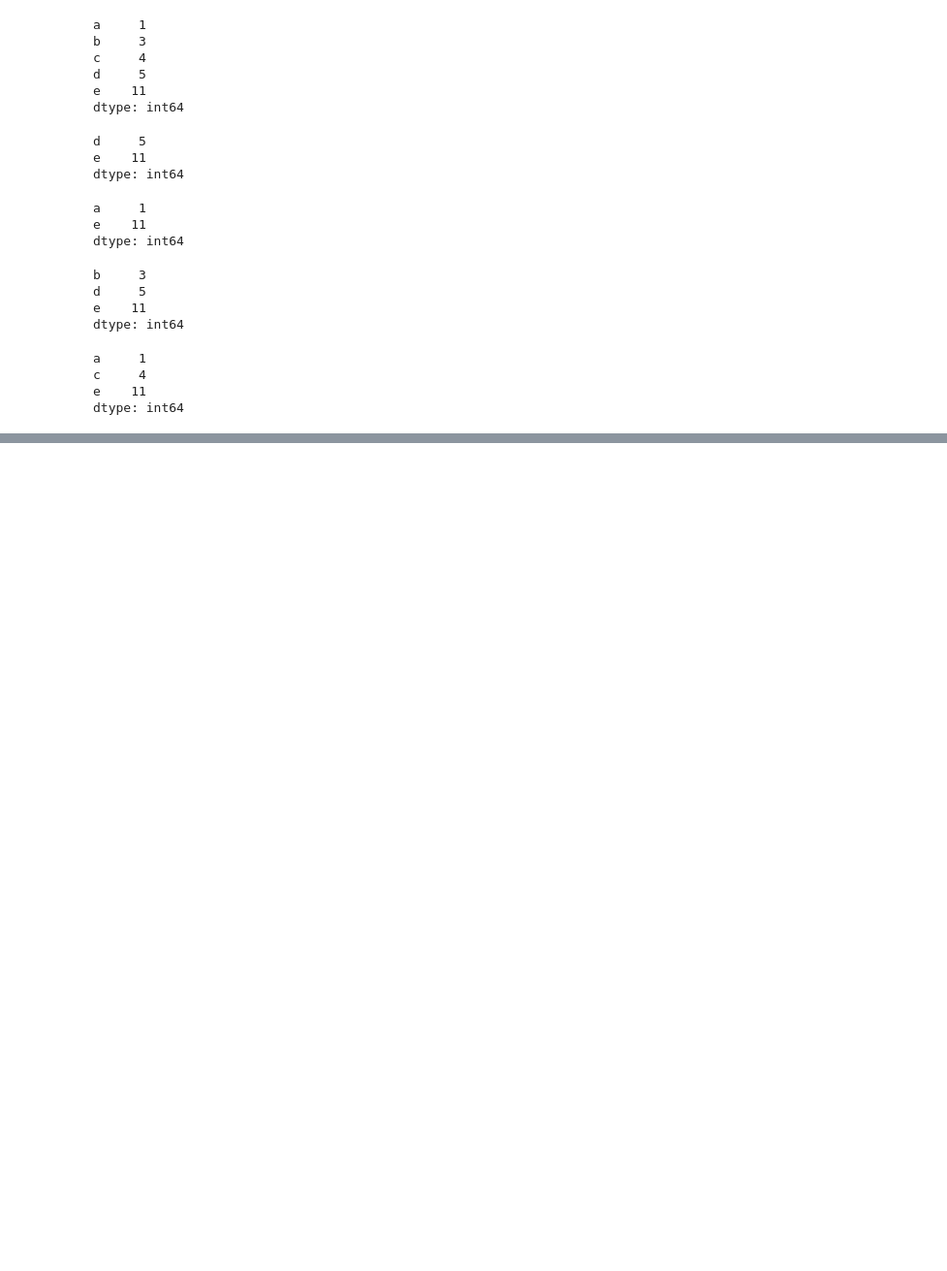
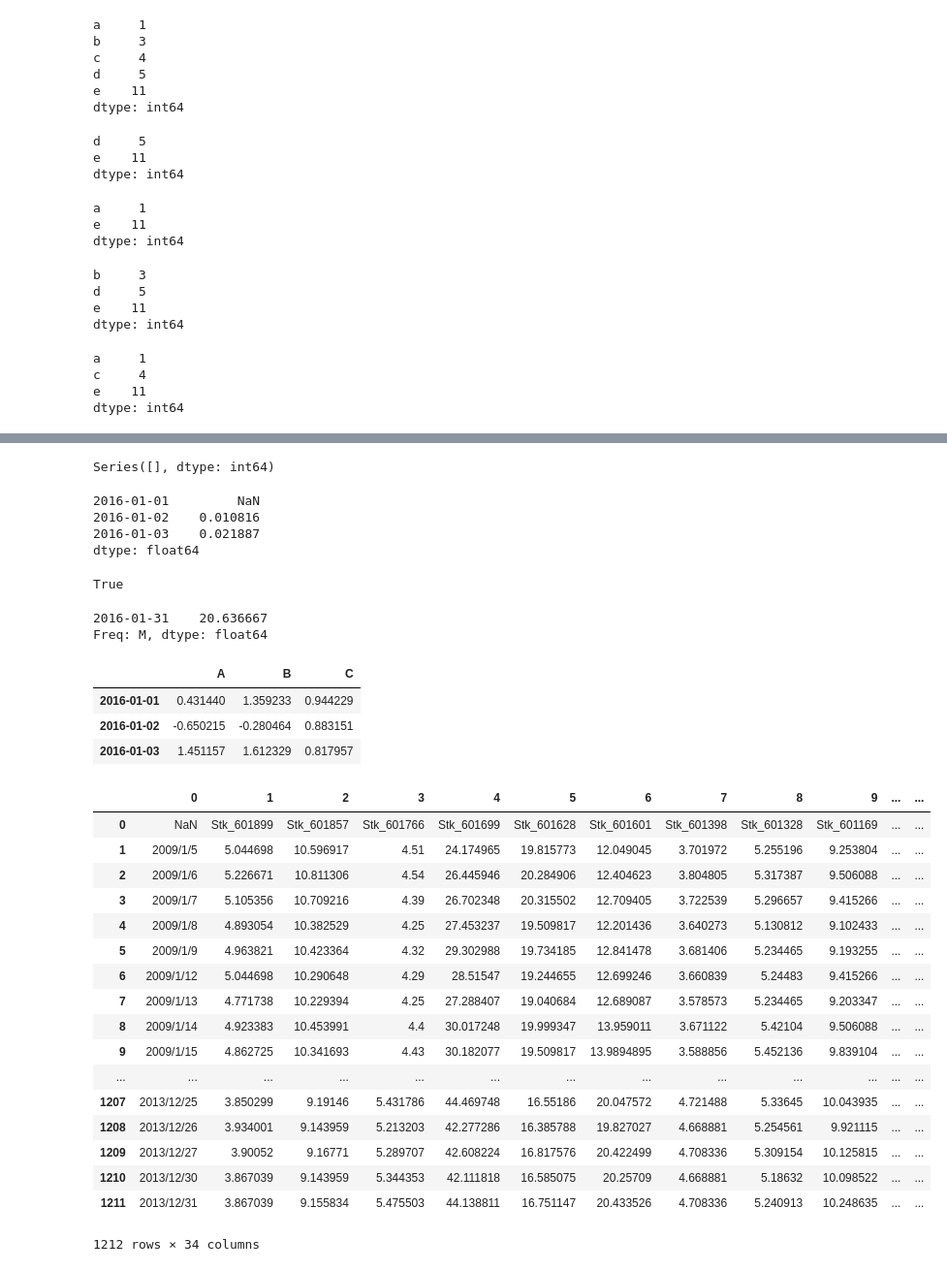
Before and after one commit to Benknightdark/PythonDeepLearning, a Jupyter notebook: Quantitative investment.ipynb, the cells around one changed output, grey strips where cells are left out. Shown at 97% size. Drawn from its saved outputs; the diff is of its cells as text; code cells hidden in the pictures; blank space fills up the shorter version.

```diff
--- a/Quantitative investment.ipynb
+++ b/Quantitative investment.ipynb
@@ -371,0 +410,59 @@ dtype: int64
+# %%
+ts.truncate(after='2015-1-1')
+# %% [output]
+Series([], dtype: int64)
+# %%
+price=pd.Series([20.34,20.56,21.01],index=pd.to_datetime(['2016-1-1','2016-1-2','2016-1-3']))
+a=(price-price.shift(1))/price.shift(1)
+price
+a
+# %% [output]
+2016-01-01         NaN
+2016-01-02    0.010816
+2016-01-03    0.021887
+dtype: float64
+# %%
+price.index.freq is None
+# %% [output]
+True
+# %%
+rts1=price.resample('M').mean()
+rts1
+# %% [output]
+2016-01-31    20.636667
+Freq: M, dtype: float64
+# %%
+import pandas as pd
+import numpy as np
+dates=pd.to_datetime(['2016-1-1','2016-1-2','2016-1-3'])
+dates
+dfa=pd.DataFrame(np.random.randn(3,3),index=dates,columns=list('ABC'))
+dfa
+# %% [output]
+|  | A | B | C |
+| 2016-01-01 | 0.431440 | 1.359233 | 0.944229 |
+| 2016-01-02 | -0.650215 | -0.280464 | 0.883151 |
+| 2016-01-03 | 1.451157 | 1.612329 | 0.817957 |
+# %%
+import pandas as pd
+dfcsv=pd.read_csv('/Users/Ben/Desktop/pythonpractice/DataSource/part 1/001/SH50 Price.csv',header=None,sep=',')
+dfcsv
+# %% [output]
+|  | 0 | 1 | 2 | 3 | 4 | 5 | 6 | 7 | 8 | 9 | ... | ... |
+| 0 | NaN | Stk_601899 | Stk_601857 | Stk_601766 | Stk_601699 | Stk_601628 | Stk_601601 | Stk_601398 | Stk_601328 | Stk_601169 | ... | ... |
+| 1 | 2009/1/5 | 5.044698 | 10.596917 | 4.51 | 24.174965 | 19.815773 | 12.049045 | 3.701972 | 5.255196 | 9.253804 | ... | ... |
+| 2 | 2009/1/6 | 5.226671 | 10.811306 | 4.54 | 26.445946 | 20.284906 | 12.404623 | 3.804805 | 5.317387 | 9.506088 | ... | ... |
+| 3 | 2009/1/7 | 5.105356 | 10.709216 | 4.39 | 26.702348 | 20.315502 | 12.709405 | 3.722539 | 5.296657 | 9.415266 | ... | ... |
+| 4 | 2009/1/8 | 4.893054 | 10.382529 | 4.25 | 27.453237 | 19.509817 | 12.201436 | 3.640273 | 5.130812 | 9.102433 | ... | ... |
+| 5 | 2009/1/9 | 4.963821 | 10.423364 | 4.32 | 29.302988 | 19.734185 | 12.841478 | 3.681406 | 5.234465 | 9.193255 | ... | ... |
+| 6 | 2009/1/12 | 5.044698 | 10.290648 | 4.29 | 28.51547 | 19.244655 | 12.699246 | 3.660839 | 5.24483 | 9.415266 | ... | ... |
+| 7 | 2009/1/13 | 4.771738 | 10.229394 | 4.25 | 27.288407 | 19.040684 | 12.689087 | 3.578573 | 5.234465 | 9.203347 | ... | ... |
+| 8 | 2009/1/14 | 4.923383 | 10.453991 | 4.4 | 30.017248 | 19.999347 | 13.959011 | 3.671122 | 5.42104 | 9.506088 | ... | ... |
+| 9 | 2009/1/15 | 4.862725 | 10.341693 | 4.43 | 30.182077 | 19.509817 | 13.9894895 | 3.588856 | 5.452136 | 9.839104 | ... | ... |
+| ... | ... | ... | ... | ... | ... | ... | ... | ... | ... | ... | ... | ... |
+| 1207 | 2013/12/25 | 3.850299 | 9.19146 | 5.431786 | 44.469748 | 16.55186 | 20.047572 | 4.721488 | 5.33645 | 10.043935 | ... | ... |
+| 1208 | 2013/12/26 | 3.934001 | 9.143959 | 5.213203 | 42.277286 | 16.385788 | 19.827027 | 4.668881 | 5.254561 | 9.921115 | ... | ... |
+| 1209 | 2013/12/27 | 3.90052 | 9.16771 | 5.289707 | 42.608224 | 16.817576 | 20.422499 | 4.708336 | 5.309154 | 10.125815 | ... | ... |
+| 1210 | 2013/12/30 | 3.867039 | 9.143959 | 5.344353 | 42.111818 | 16.585075 | 20.25709 | 4.668881 | 5.18632 | 10.098522 | ... | ... |
+| 1211 | 2013/12/31 | 3.867039 | 9.155834 | 5.475503 | 44.138811 | 16.751147 | 20.433526 | 4.708336 | 5.240913 | 10.248635 | ... | ... |
+1212 rows × 34 columns
```
Also changed, not shown: parts of 35 cells of this notebook, 1 other file.
